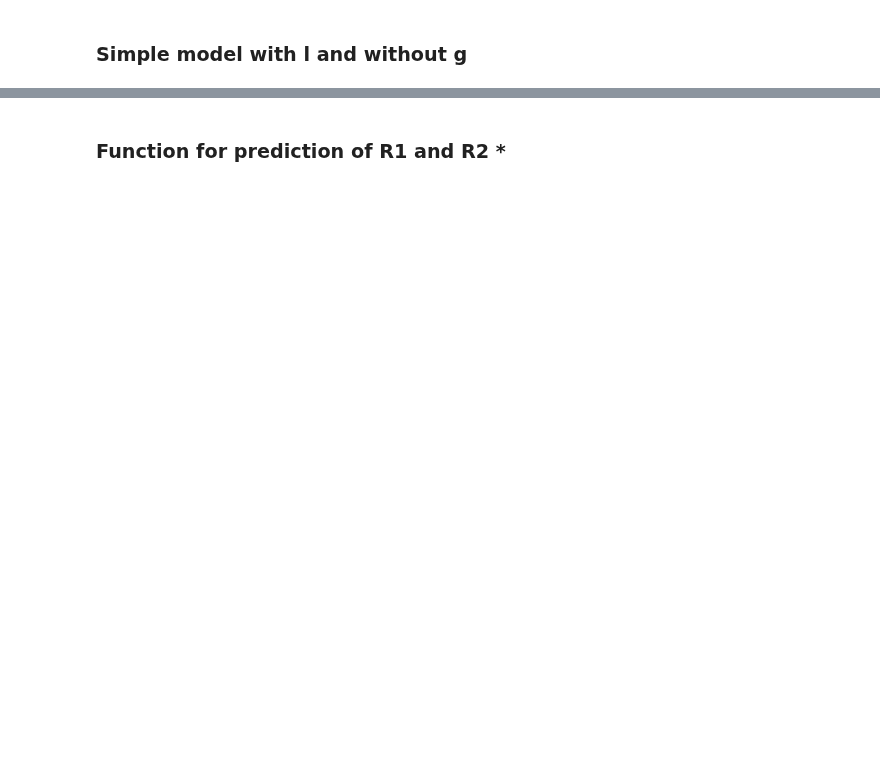
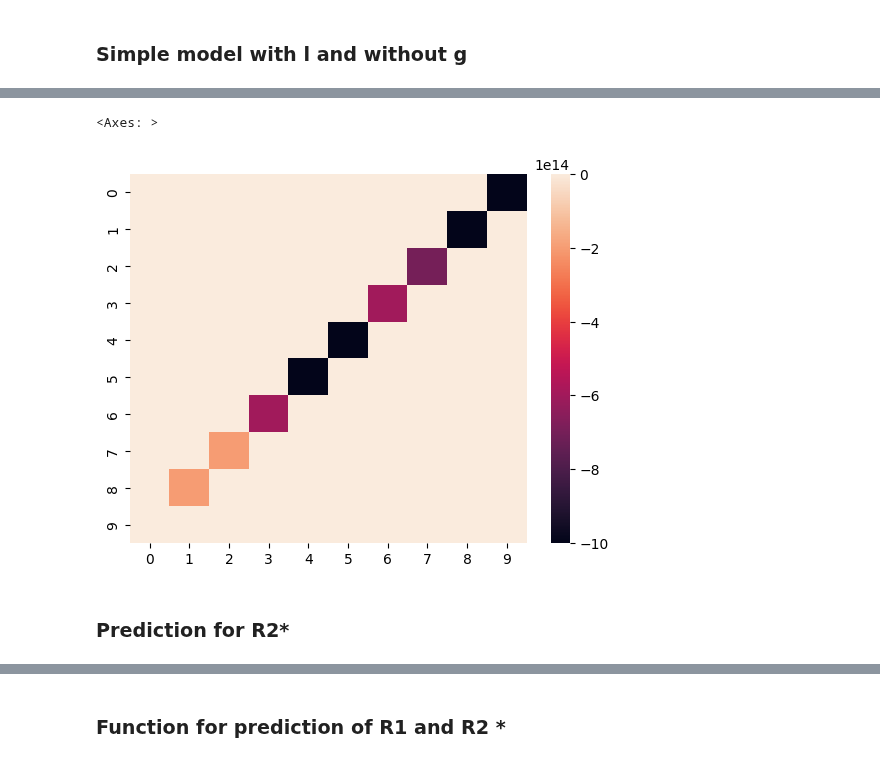
Before and after one commit to GiveMe1Coffee/m6-consumer-resource-model, a Jupyter notebook: M6_project.ipynb, the cells around one changed output, grey strips where cells are left out. Saved outputs shown, nothing was run; the diff lists cells and outputs as text; code cells hidden in the pictures; blank space fills up the shorter version.

```diff
--- a/M6_project.ipynb
+++ b/M6_project.ipynb
@@ -1354,0 +1358,14 @@ def CR_model_simple_l(t, y) :
+# %%
+
+from math import inf
+R1_f=[]
+for l_iter in np.linspace(0,1,10):
+  for d_iter in np.linspace(0,1,10):
+    R1_f.append(equilibrium_state(l=l_iter, d=d_iter)[2])
+
+R1_f = np.array(R1_f)
+R1_f[R1_f < 0] = 0
+R1_f[np.isinf(R1_f)] = 1e15
+R1_f[np.isnan(R1_f)] = 0
+len(R1_f)
+#R1_f
@@ -1355,5 +1391,5 @@ def CR_model_simple_l(t, y) :
 # %%
-t_span = (0,100000)
+t_span = (0,10000)
 t_eval = np.linspace(t_span[0], t_span[1],300)
 soluce = solve_ivp(CR_model_simple_l, t_span, y0, method = "BDF")
 inter_plot(soluce)
@@ -1364,0 +1399,30 @@ inter_plot(soluce)
+# %%
+l_val = []
+d_val = []
+R1 = []
+R2 = []
+for l_iter in np.linspace(0,1,10):
+  for d_iter in np.linspace(0,1,10):
+    l[0] = l_iter
+    d = d_iter
+    sol = solve_ivp(CR_model_simple_l, t_span, y0, method = "BDF")
+    l_val.append(l_iter)
+    d_val.append(d_iter)
+    R1.append(sol.y[2][-1:][0])
+    R2.append(sol.y[3][-1:][0])
+
+
+R1 = np.array((R1))
+# %%
+
+R_abs = R1-R1_f
+
+R_matrix = R_abs.reshape((10, 10))
+#R_matrix
+# %%
+sns.heatmap(R_matrix)
+# %% [output]
+<Axes: >
+[figure, added]
+# %% [markdown]
+### Prediction for R2*
```
Also changed, not shown: parts of 23 cells of this notebook.
